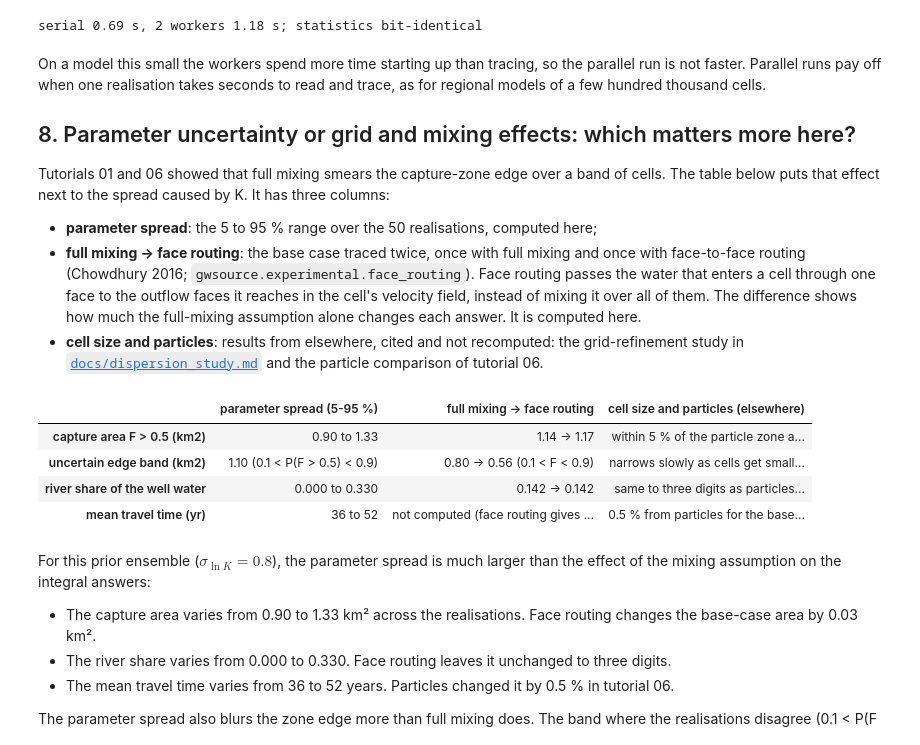
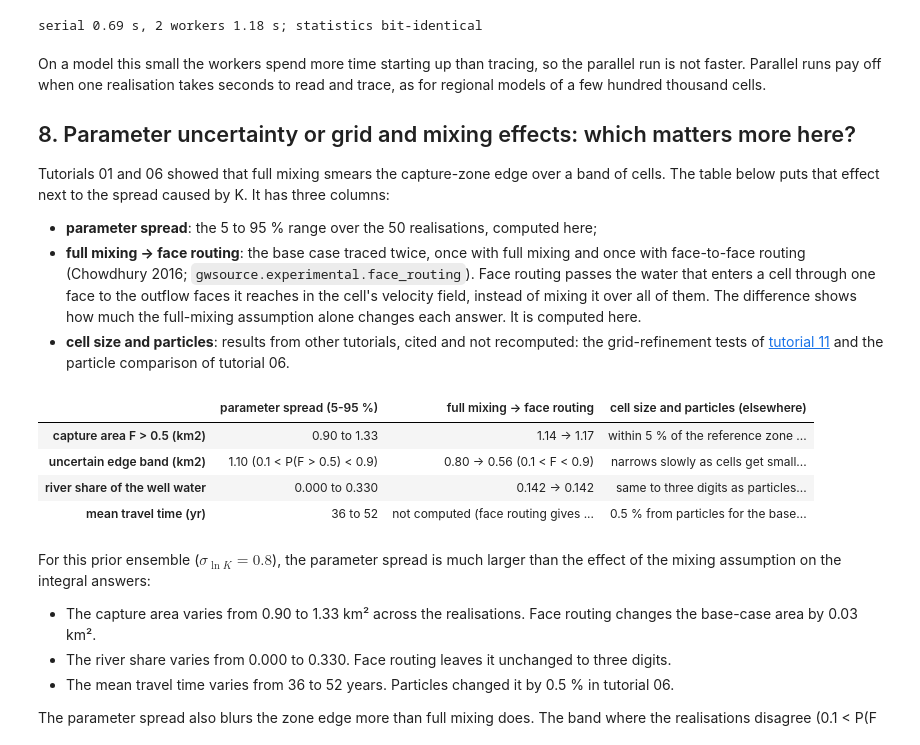
Before and after one commit to rhugman/gw-source, a Jupyter notebook: tutorials/09_ensembles/09_ensembles.ipynb, the cells around one changed output. Saved outputs shown, nothing was run; the diff lists cells and outputs as text; code cells hidden in the pictures.

```diff
--- a/tutorials/09_ensembles/09_ensembles.ipynb
+++ b/tutorials/09_ensembles/09_ensembles.ipynb
@@ -366,7 +366,7 @@ Tutorials 01 and 06 showed that full mixing smears the capture-zone edge over a
 
 - **parameter spread**: the 5 to 95 % range over the 50 realisations, computed here;
 - **full mixing → face routing**: the base case traced twice, once with full mixing and once with face-to-face routing (Chowdhury 2016; `gwsource.experimental.face_routing`). Face routing passes the water that enters a cell through one face to the outflow faces it reaches in the cell's velocity field, instead of mixing it over all of them. The difference shows how much the full-mixing assumption alone changes each answer. It is computed here.
-- **cell size and particles**: results from elsewhere, cited and not recomputed: the grid-refinement study in [`docs/dispersion_study.md`](../../docs/dispersion_study.md) and the particle comparison of tutorial 06.
+- **cell size and particles**: results from other tutorials, cited and not recomputed: the grid-refinement tests of [tutorial 11](../11_numerical_dispersion/11_numerical_dispersion.ipynb) and the particle comparison of tutorial 06.
 # %%
 p05 = ens.exceedance[0.5]["fraction_through"][GROUP]
 area_f05 = table["area F>0.5 (km2)"]
@@ -381,37 +381,37 @@ def spread(values: pd.Series, fmt: str) -> str:
 
 
 def change(key: str, fmt: str) -> str:
     """Return the base-case value under full mixing and under face routing as text."""
     return f"{mixing[key]:{fmt}} → {routing[key]:{fmt}}"
 
 
 rows = {
     "capture area F > 0.5 (km2)": {
         "parameter spread (5-95 %)": spread(area_f05, ".2f"),
         "full mixing → face routing": change("area F > 0.5 (km2)", ".2f"),
-        "cell size and particles (elsewhere)": "within 5 % of the particle zone at 50 m cells (dispersion study)",
+        "cell size and particles (elsewhere)": "within 5 % of the reference zone at 50 m cells (tutorial 11)",
     },
     "uncertain edge band (km2)": {
         "parameter spread (5-95 %)": f"{area[(p05 > 0.1) & (p05 < 0.9)].sum() / 1e6:.2f} (0.1 < P(F > 0.5) < 0.9)",
         "full mixing → face routing": change("band 0.1 < F < 0.9 (km2)", ".2f") + " (0.1 < F < 0.9)",
-        "cell size and particles (elsewhere)": "narrows slowly as cells get smaller (dispersion study)",
+        "cell size and particles (elsewhere)": "narrows slowly as cells get smaller (tutorial 11)",
     },
     "river share of the well water": {
         "parameter spread (5-95 %)": spread(table["share RIV"], ".3f"),
         "full mixing → face routing": change("river share", ".3f"),
-        "cell size and particles (elsewhere)": "same to three digits as particles on the same grid (dispersion study)",
+        "cell size and particles (elsewhere)": "same to three digits as particles on the same grid (tutorial 11)",
     },
     "mean travel time (yr)": {
         "parameter spread (5-95 %)": spread(table["mean travel time (yr)"], ".0f"),
         "full mixing → face routing": "not computed (face routing gives no travel times)",
         "cell size and particles (elsewhere)": "0.5 % from particles for the base case (tutorial 06)",
     },
 }
 with pd.option_context("display.max_colwidth", None):
     display(pd.DataFrame(rows).T)
 # %% [output]
 |  | parameter spread (5-95 %) | full mixing → face routing | cell size and particles (elsewhere) |
-| capture area F > 0.5 (km2) | 0.90 to 1.33 | 1.14 → 1.17 | within 5 % of the particle zone a... |
+| capture area F > 0.5 (km2) | 0.90 to 1.33 | 1.14 → 1.17 | within 5 % of the reference zone ... |
 | uncertain edge band (km2) | 1.10 (0.1 < P(F > 0.5) < 0.9) | 0.80 → 0.56 (0.1 < F < 0.9) | narrows slowly as cells get small... |
 | river share of the well water | 0.000 to 0.330 | 0.142 → 0.142 | same to three digits as particles... |
 | mean travel time (yr) | 36 to 52 | not computed (face routing gives ... | 0.5 % from particles for the base... |
```
Also changed, not shown: parts of 2 cells of this notebook, 12 other files.
